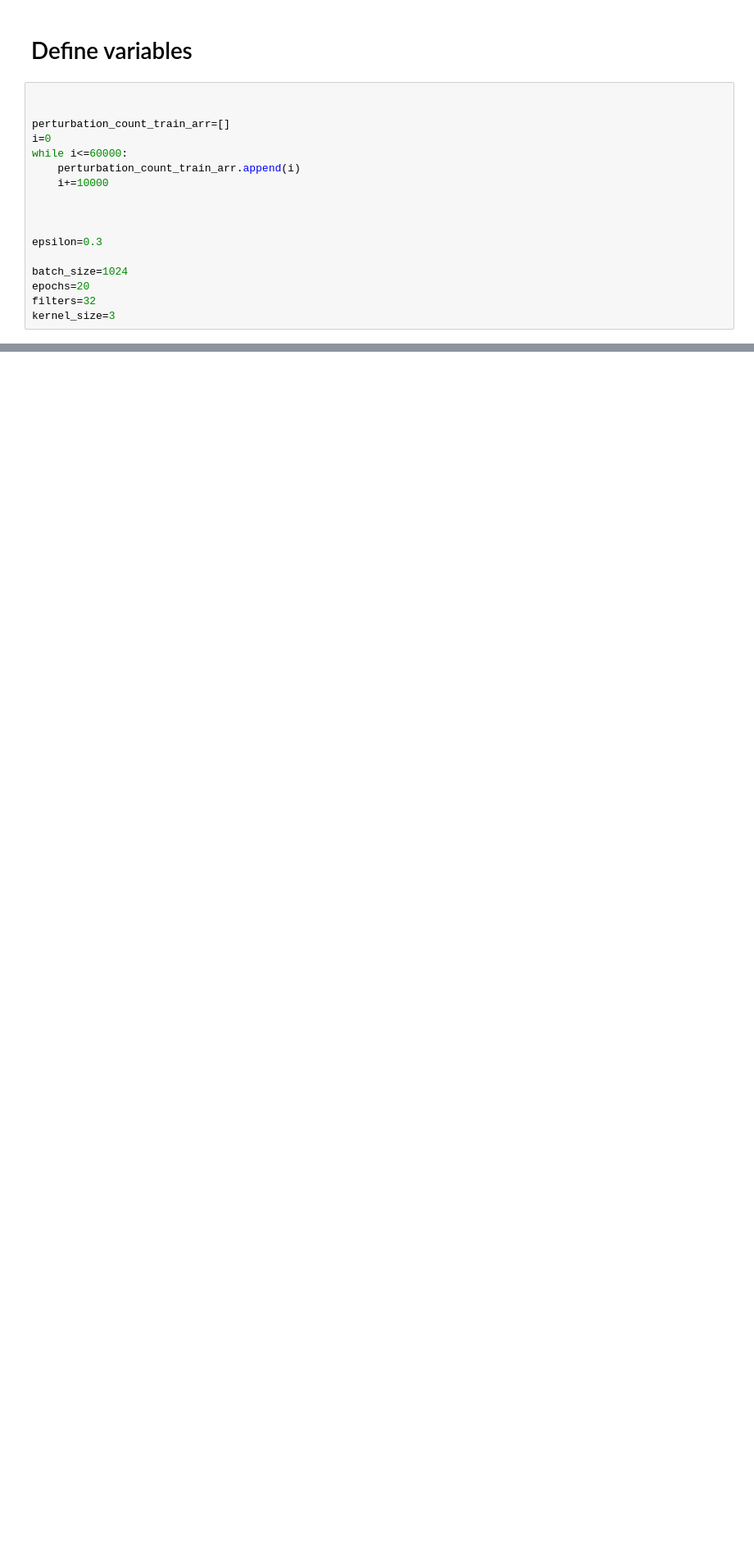
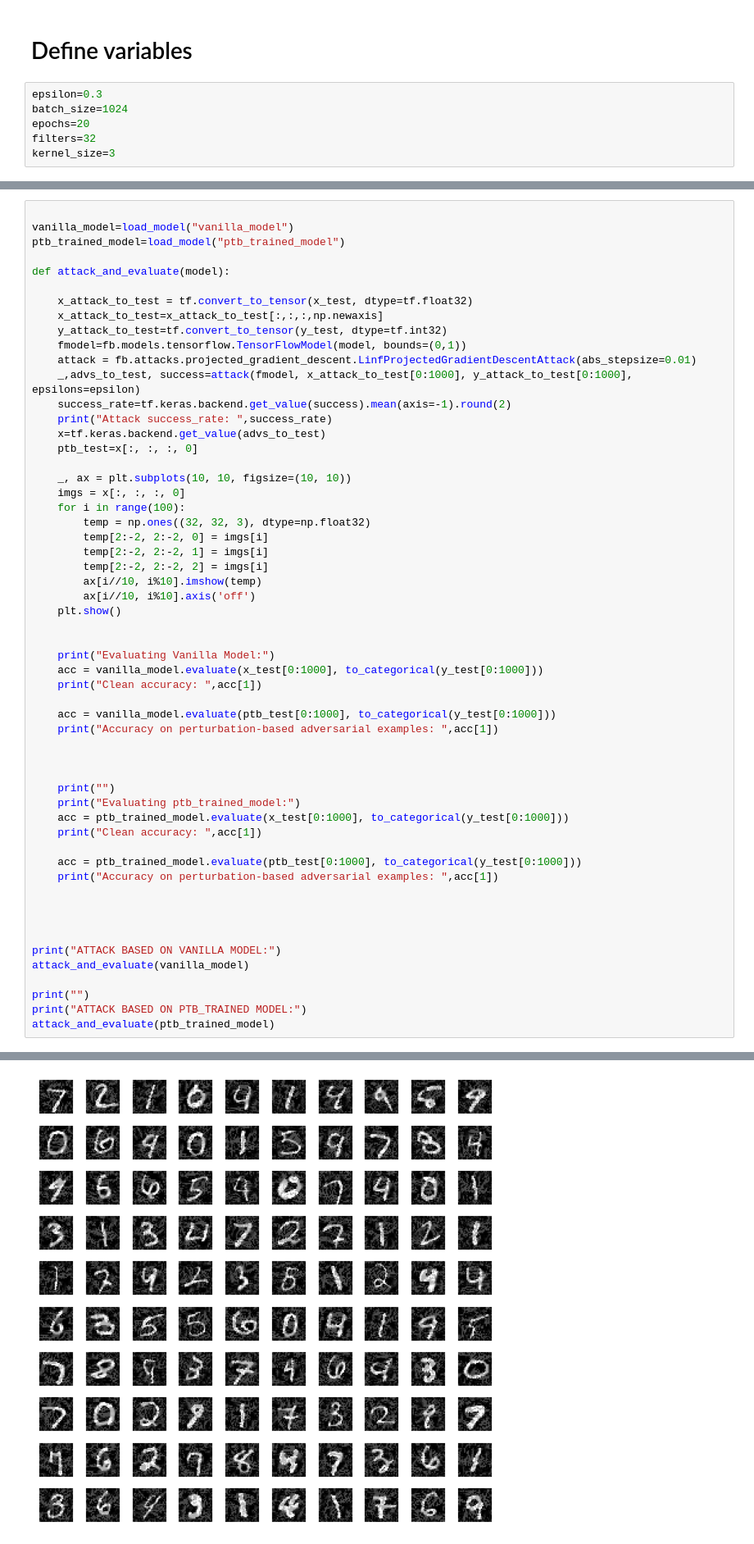
Before and after one commit to rolandr97/bachelorthesis, a Jupyter notebook: Test.ipynb, the cells around one changed output, grey strips where cells are left out. Shown at 82% size. Saved outputs shown, nothing was run; the diff lists cells and outputs as text; blank space fills up the shorter version.

Commit message:
iterative training implemented

```diff
--- a/Test.ipynb
+++ b/Test.ipynb
@@ -29,18 +33,7 @@ from tensorflow.python.client import device_lib
 # %% [markdown]
 # Define variables
 # %%
-
-
-perturbation_count_train_arr=[]
-i=0
-while i<=60000:
-    perturbation_count_train_arr.append(i)
-    i+=10000
-
-
-
 epsilon=0.3
-
 batch_size=1024
 epochs=20
 filters=32
@@ -398,0 +275,57 @@ INFO:tensorflow:Assets written to: ptb_trained_model\assets
+# %%
+
+vanilla_model=load_model("vanilla_model")
+ptb_trained_model=load_model("ptb_trained_model")
+
+def attack_and_evaluate(model):
+
+    x_attack_to_test = tf.convert_to_tensor(x_test, dtype=tf.float32)
+    x_attack_to_test=x_attack_to_test[:,:,:,np.newaxis]
+    y_attack_to_test=tf.convert_to_tensor(y_test, dtype=tf.int32)
+    fmodel=fb.models.tensorflow.TensorFlowModel(model, bounds=(0,1))
+    attack = fb.attacks.projected_gradient_descent.LinfProjectedGradientDescentAttack(abs_stepsize=0.01)
+    _,advs_to_test, success=attack(fmodel, x_attack_to_test[0:1000], y_attack_to_test[0:1000], epsilons=epsilon)
+    success_rate=tf.keras.backend.get_value(success).mean(axis=-1).round(2)
+    print("Attack success_rate: ",success_rate)
+    x=tf.keras.backend.get_value(advs_to_test)
+    ptb_test=x[:, :, :, 0]
+
+    _, ax = plt.subplots(10, 10, figsize=(10, 10))
+    imgs = x[:, :, :, 0]
+    for i in range(100):
+        temp = np.ones((32, 32, 3), dtype=np.float32)
+        temp[2:-2, 2:-2, 0] = imgs[i]
+        temp[2:-2, 2:-2, 1] = imgs[i]
+        temp[2:-2, 2:-2, 2] = imgs[i]
+        ax[i//10, i%10].imshow(temp)
+        ax[i//10, i%10].axis('off')
+    plt.show()
+
+
+    print("Evaluating Vanilla Model:")
+    acc = vanilla_model.evaluate(x_test[0:1000], to_categorical(y_test[0:1000]))
+    print("Clean accuracy: ",acc[1])
+
+    acc = vanilla_model.evaluate(ptb_test[0:1000], to_categorical(y_test[0:1000]))
+    print("Accuracy on perturbation-based adversarial examples: ",acc[1])
+
+
+
+    print("")
+    print("Evaluating ptb_trained_model:")
+    acc = ptb_trained_model.evaluate(x_test[0:1000], to_categorical(y_test[0:1000]))
+    print("Clean accuracy: ",acc[1])
+
+    acc = ptb_trained_model.evaluate(ptb_test[0:1000], to_categorical(y_test[0:1000]))
+    print("Accuracy on perturbation-based adversarial examples: ",acc[1])
+
+
+
+
+print("ATTACK BASED ON VANILLA MODEL:")
+attack_and_evaluate(vanilla_model)
+
+print("")
+print("ATTACK BASED ON PTB_TRAINED MODEL:")
+attack_and_evaluate(ptb_trained_model)
+# %% [output]
@@ -398,0 +334 @@ INFO:tensorflow:Assets written to: ptb_trained_model\assets
+[figure, added]
```
Also changed, not shown: parts of 16 cells of this notebook, 11 other files.
